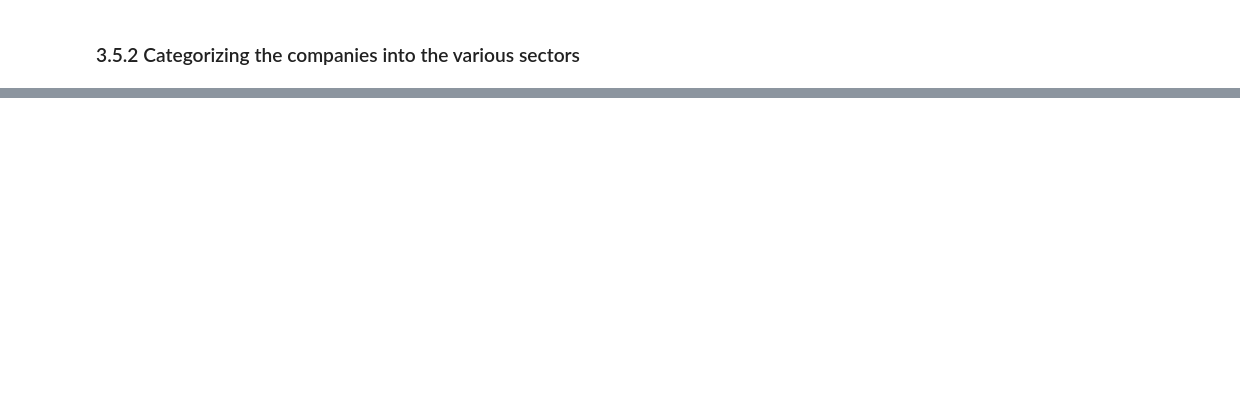
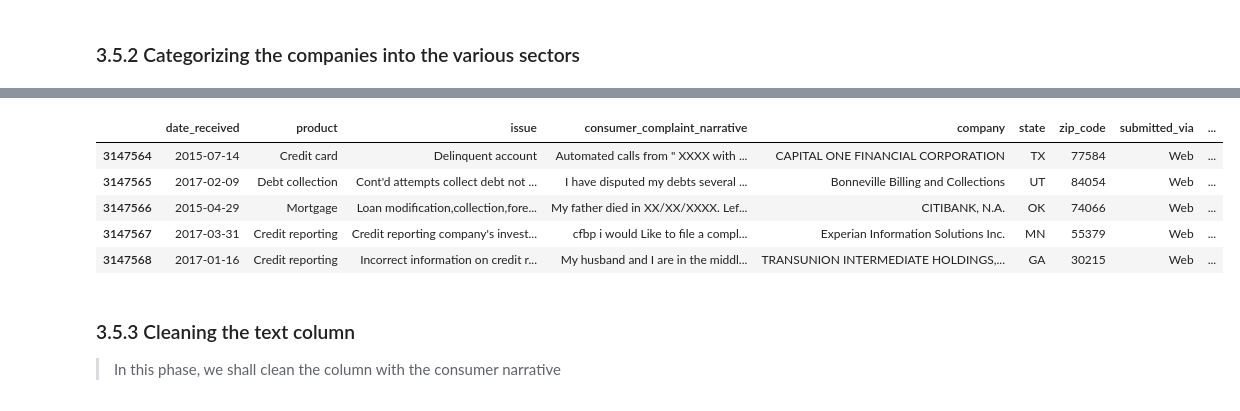
Before and after one commit to abnormalDistribute/Capstone-Project---Consumer-Complaints, a Jupyter notebook: index.ipynb, the cells around one changed output, grey strips where cells are left out. Saved outputs shown, nothing was run; the diff lists cells and outputs as text; code cells hidden in the pictures; blank space fills up the shorter version.

```diff
--- a/index.ipynb
+++ b/index.ipynb
@@ -631,7 +701 @@ understand.counts(df, 'days_taken')
 Name: days_taken, Length: 488, dtype: int64
-# %%
-# Converting to integer
-df['days_taken'] = df['days_taken'].astype('str').apply(lambda x: x.strip(' days')).astype('int')
-
-# Previewing the data
-df
@@ -652,2 +730,5 @@ df
+# %%
+# Creating a data frame where the days taken to be handled are greater than 0
+df_final = df.loc[df['days_taken'] >= 0]
 # %% [markdown]
 ### 3.5.2 Categorizing the companies into the various sectors
@@ -674,0 +735,18 @@ Name: company, dtype: int64
+# %%
+# creating the conditions
+conditions = [df_final['product']== 'Mortgage', df_final['product']== 'Debt collection',
+              df_final['product']== 'Credit reporting',df_final['product']== 'Bank account or service',
+             df_final['product']== 'Student loan',  df_final['product']== 'Consumer Loan', df_final['product']== 'Credit card',
+              df_final['product']== 'Payday loan', df_final['product']== 'Money transfers',
+             df_final['product']== 'Prepaid card', df_final['product']== 'Other financial service', df_final['product']== 'Virtual currency',
+             df_final['product']== 'Checking or savings account']
+
+# stating the values
+values = ['mortgage_services', 'commercial_banking', 'information', 'Banking', 'consumer_credit', 'Consumer_Credit', 'Credit_Cards',
+          'Underbanked','Transfers', 'Prepaid_Cards','Others', 'Crypto', 'Checking']
+# %%
+# matching up the conditions to their respective values to create a new column
+df_final['financial_service'] = np.select(conditions, values)
+
+# Previewing the changes
+df_final
@@ -674,0 +767,12 @@ Name: company, dtype: int64
+# %%
+df_final.tail()
+# %% [output]
+|  | date_received | product | issue | consumer_complaint_narrative | company | state | zip_code | submitted_via | ... |
+| 3147564 | 2015-07-14 | Credit card | Delinquent account | Automated calls from " XXXX with ... | CAPITAL ONE FINANCIAL CORPORATION | TX | 77584 | Web | ... |
+| 3147565 | 2017-02-09 | Debt collection | Cont'd attempts collect debt not ... | I have disputed my debts several ... | Bonneville Billing and Collections | UT | 84054 | Web | ... |
+| 3147566 | 2015-04-29 | Mortgage | Loan modification,collection,fore... | My father died in XX/XX/XXXX. Lef... | CITIBANK, N.A. | OK | 74066 | Web | ... |
+| 3147567 | 2017-03-31 | Credit reporting | Credit reporting company's invest... | cfbp i would Like to file a compl... | Experian Information Solutions Inc. | MN | 55379 | Web | ... |
+| 3147568 | 2017-01-16 | Credit reporting | Incorrect information on credit r... | My husband and I are in the middl... | TRANSUNION INTERMEDIATE HOLDINGS,... | GA | 30215 | Web | ... |
+# %% [markdown]
+### 3.5.3 Cleaning the text column
+> In this phase, we shall clean the column with the consumer narrative
```
Also changed, not shown: parts of 19 cells of this notebook.
